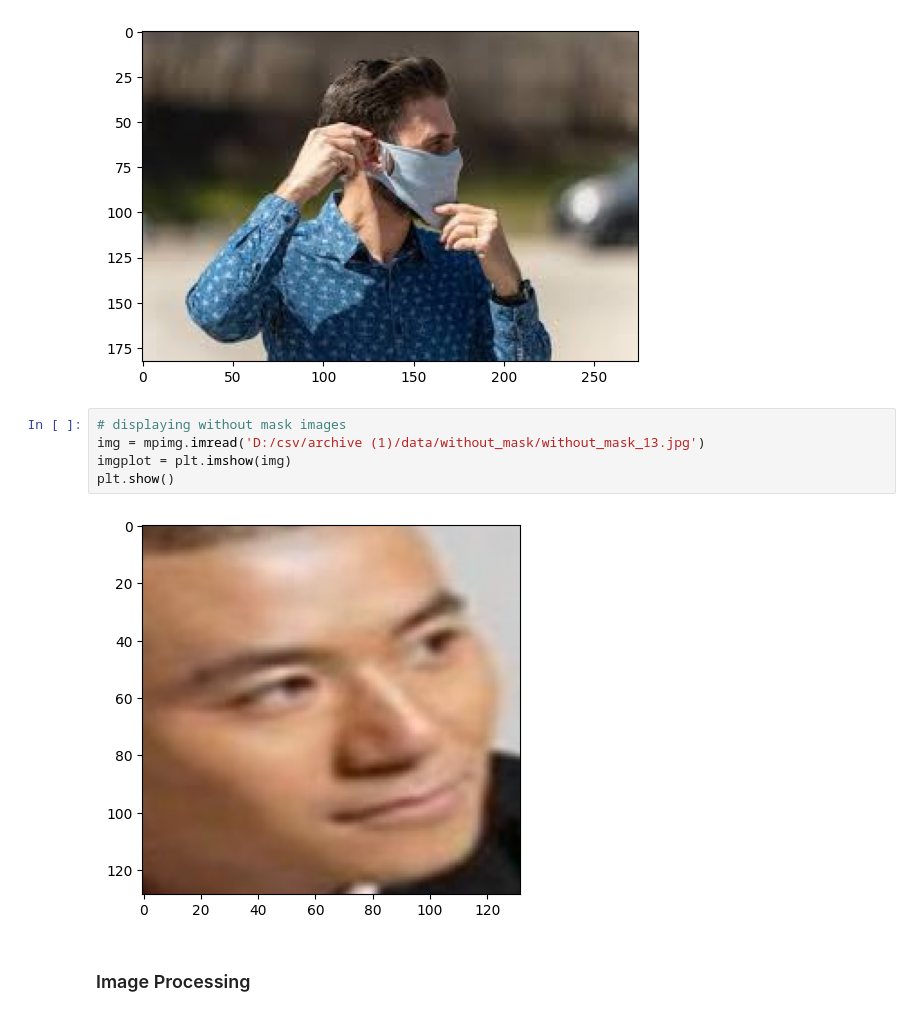
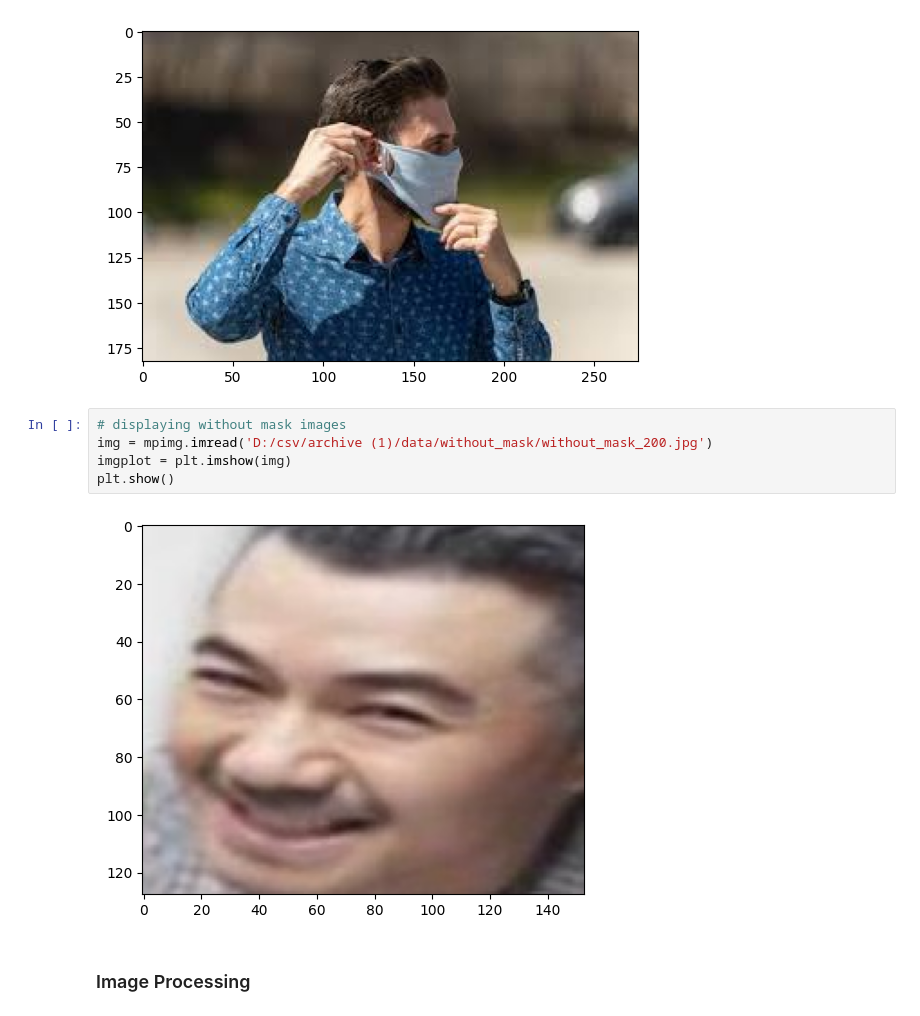
Before and after one commit to harshbhatt15/Additional_Projects, a Jupyter notebook: mask-detection/Face-mask-detection.ipynb, the cells around one changed output. Saved outputs shown, nothing was run; the diff lists cells and outputs as text.

```diff
--- a/mask-detection/Face-mask-detection.ipynb
+++ b/mask-detection/Face-mask-detection.ipynb
@@ -78,11 +88,11 @@ plt.show()
 [figure]
 # %%
 # displaying without mask images
-img = mpimg.imread('D:/csv/archive (1)/data/without_mask/without_mask_13.jpg')
+img = mpimg.imread('D:/csv/archive (1)/data/without_mask/without_mask_200.jpg')
 imgplot = plt.imshow(img)
 plt.show()
 # %% [output]
-[figure, old version]
+[figure, new version]
 # %% [markdown]
 ### Image Processing
 # %% [markdown]
```
Also changed, not shown: parts of 13 cells of this notebook.
